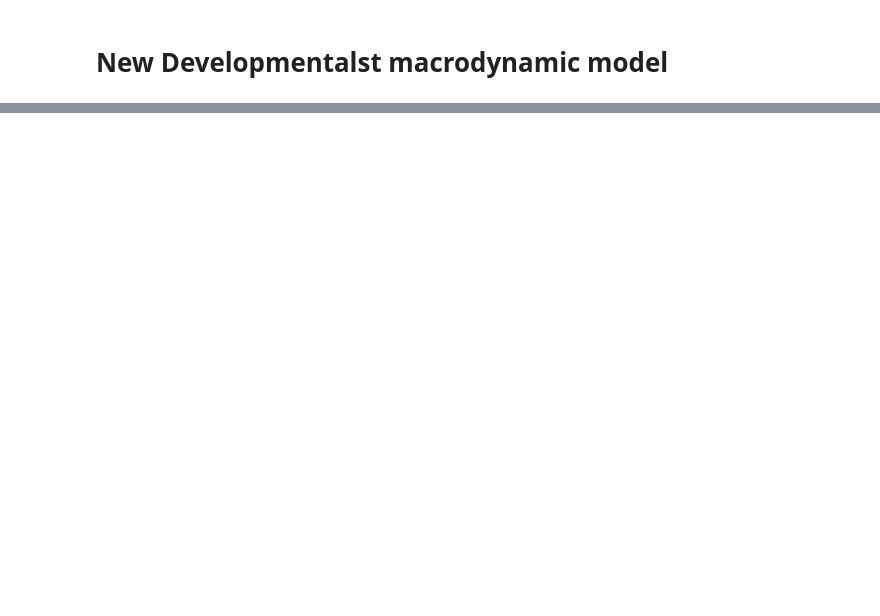
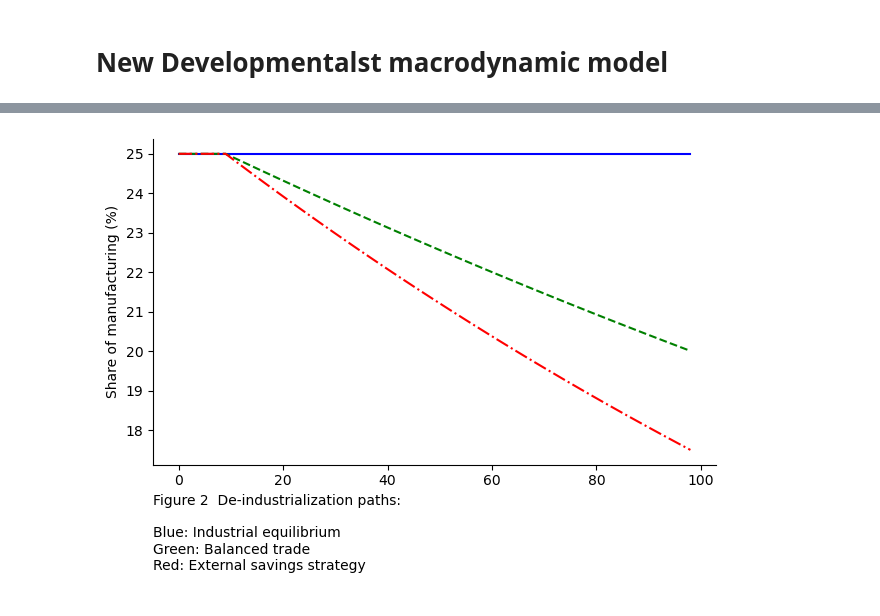
Before and after one commit to riktross/new-developmentalist-macro-model, a Jupyter notebook: new-developmentalist-model.ipynb, the cells around one changed output, grey strips where cells are left out. Drawn from its saved outputs; the diff is of its cells as text; code cells hidden in the pictures; blank space fills up the shorter version.

```diff
--- a/new-developmentalist-model.ipynb
+++ b/new-developmentalist-model.ipynb
@@ -258,0 +239,33 @@ mod.solutions[-1]
+# %%
+%matplotlib inline
+caption = '''Figure 2  De-industrialization paths:
+
+Blue: Industrial equilibrium
+Green: Balanced trade
+Red: External savings strategy
+'''
+
+neutralized_data = list()
+dutch_data = list()
+ext_savings_data = list()
+for i in range(1, 100):
+    neutralized_data.append(neutralized.solutions[i]['gamma']*100)
+    dutch_data.append(dutch.solutions[i]['gamma']*100)
+    ext_savings_data.append(ext_savings.solutions[i]['gamma']*100)
+
+
+fig, axes = plt.subplots(1,1)
+axes.spines['top'].set_visible(False)
+axes.spines['right'].set_visible(False)
+
+axes.set_xlabel(caption, wrap=True, loc="left")
+axes.set_ylabel("Share of manufacturing (%)", wrap=True)
+
+
+axes.plot(neutralized_data, linestyle='-', color='b')
+axes.plot(dutch_data, linestyle='--', color='g')
+axes.plot(ext_savings_data, linestyle='-.', color='r')
+
+fig.tight_layout()
+# %% [output]
+[figure, added]
```
Also changed, not shown: parts of 24 cells of this notebook, 6 other files.
